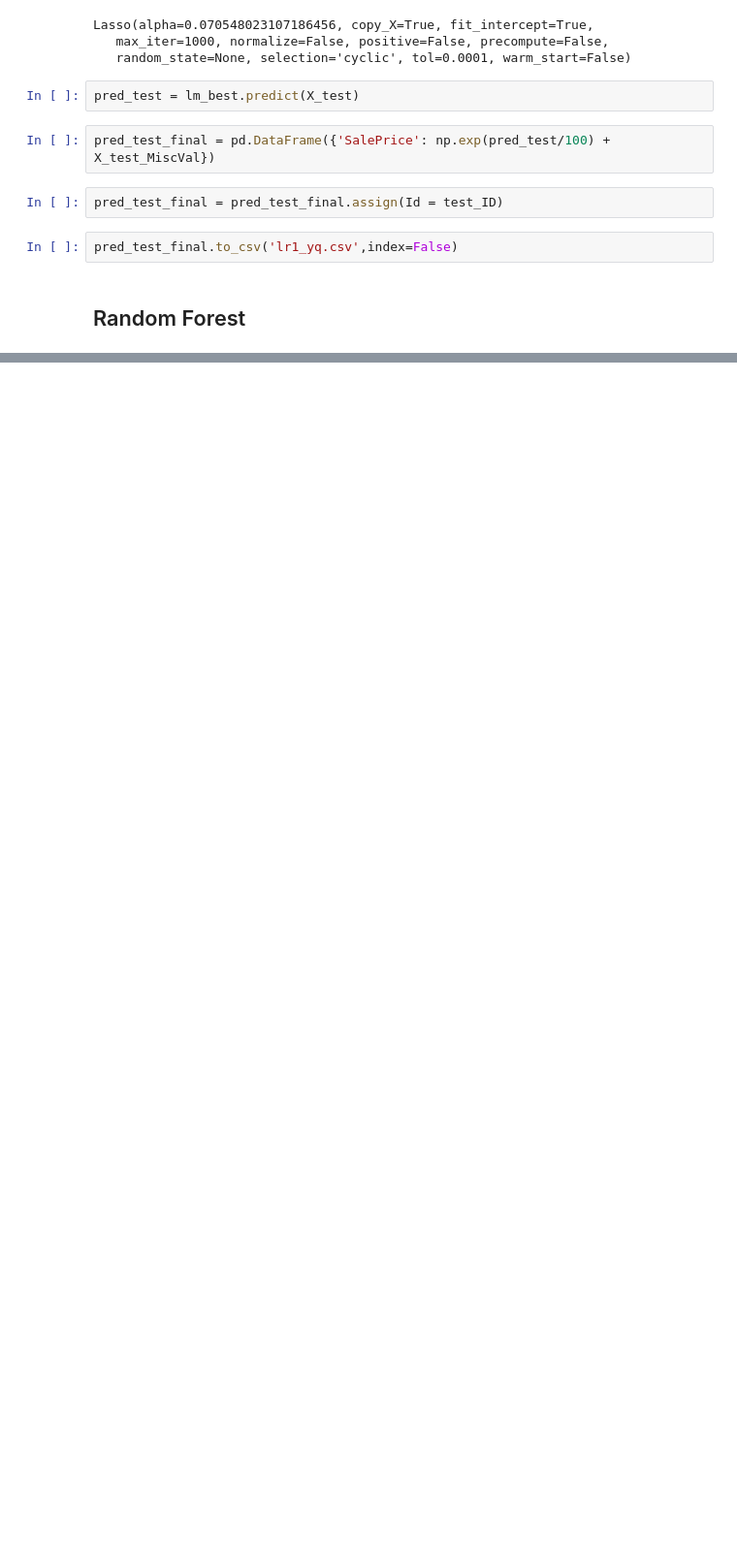
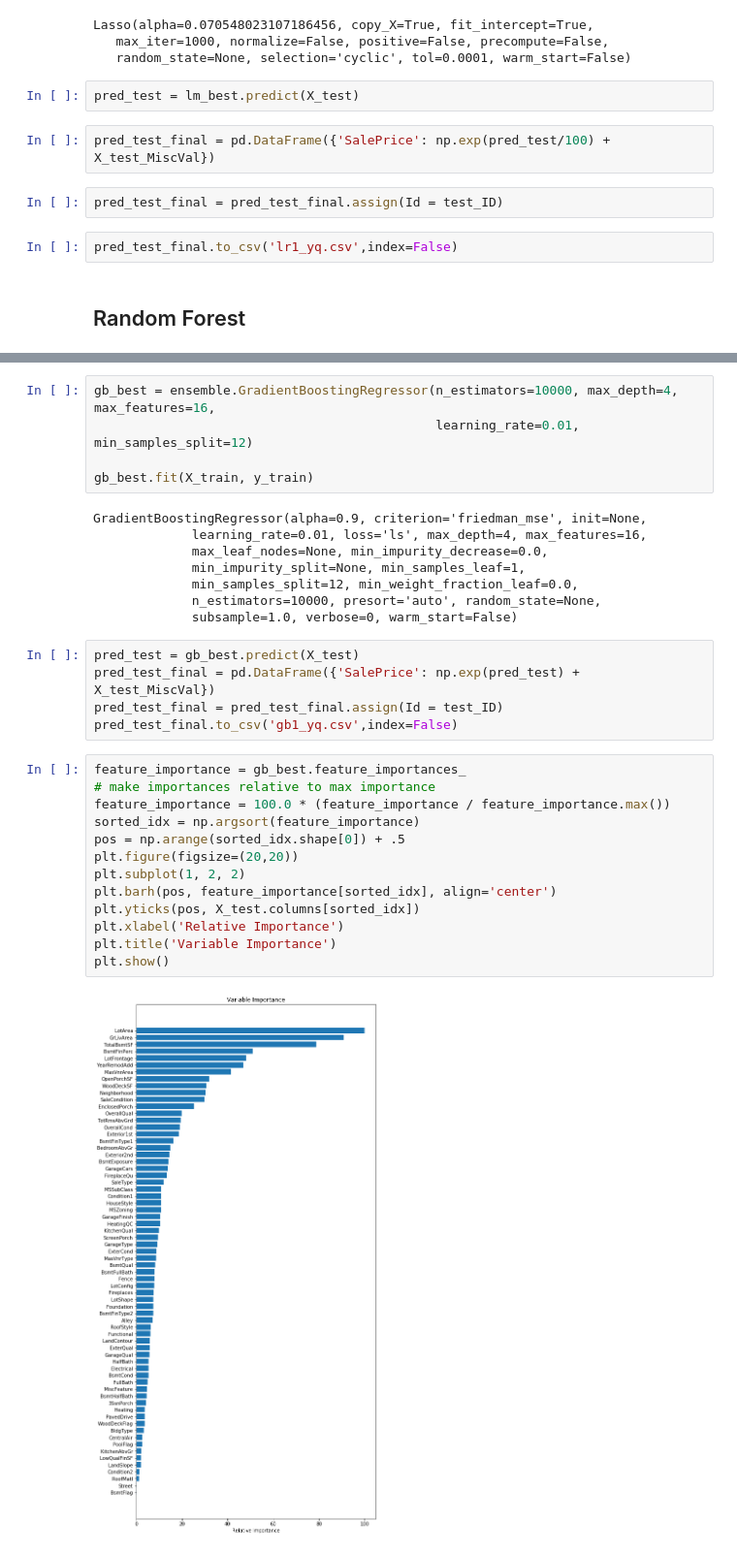
Before and after one commit to joshualee791204/Octopus, a Jupyter notebook: Kaggle_Workflow/Kaggle_Workflow/Modeling.ipynb, the cells around one changed output, grey strips where cells are left out. Shown at 97% size. Cells and saved outputs as stored; diff of their text form; blank space fills up the shorter version.

```diff
--- a/Kaggle_Workflow/Kaggle_Workflow/Modeling.ipynb
+++ b/Kaggle_Workflow/Kaggle_Workflow/Modeling.ipynb
@@ -202,0 +324,33 @@ pred_test_final.to_csv('lr1_yq.csv',index=False)
+# %%
+gb_best = ensemble.GradientBoostingRegressor(n_estimators=10000, max_depth=4, max_features=16,
+                                             learning_rate=0.01, min_samples_split=12)
+
+gb_best.fit(X_train, y_train)
+# %% [output]
+GradientBoostingRegressor(alpha=0.9, criterion='friedman_mse', init=None,
+             learning_rate=0.01, loss='ls', max_depth=4, max_features=16,
+             max_leaf_nodes=None, min_impurity_decrease=0.0,
+             min_impurity_split=None, min_samples_leaf=1,
+             min_samples_split=12, min_weight_fraction_leaf=0.0,
+             n_estimators=10000, presort='auto', random_state=None,
+             subsample=1.0, verbose=0, warm_start=False)
+# %%
+pred_test = gb_best.predict(X_test)
+pred_test_final = pd.DataFrame({'SalePrice': np.exp(pred_test) + X_test_MiscVal})
+pred_test_final = pred_test_final.assign(Id = test_ID)
+pred_test_final.to_csv('gb1_yq.csv',index=False)
+# %%
+feature_importance = gb_best.feature_importances_
+# make importances relative to max importance
+feature_importance = 100.0 * (feature_importance / feature_importance.max())
+sorted_idx = np.argsort(feature_importance)
+pos = np.arange(sorted_idx.shape[0]) + .5
+plt.figure(figsize=(20,20))
+plt.subplot(1, 2, 2)
+plt.barh(pos, feature_importance[sorted_idx], align='center')
+plt.yticks(pos, X_test.columns[sorted_idx])
+plt.xlabel('Relative Importance')
+plt.title('Variable Importance')
+plt.show()
+# %% [output]
+[figure, added]
```
Also changed, not shown: parts of 22 cells of this notebook, 11 other files.
